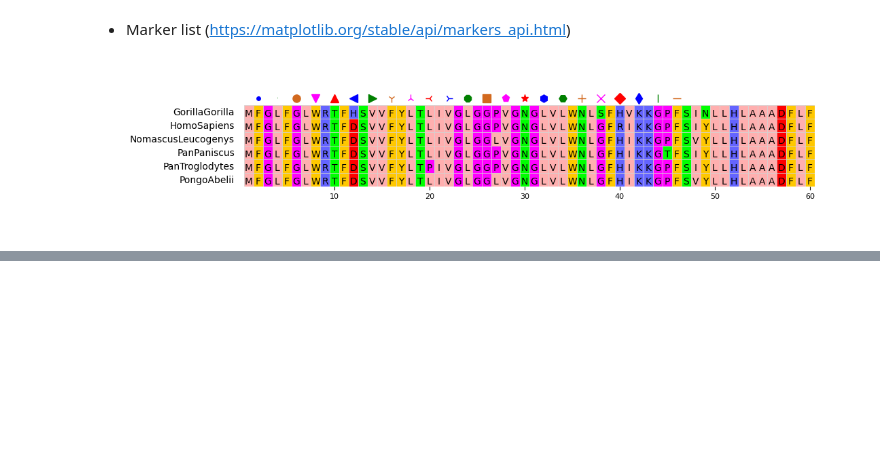
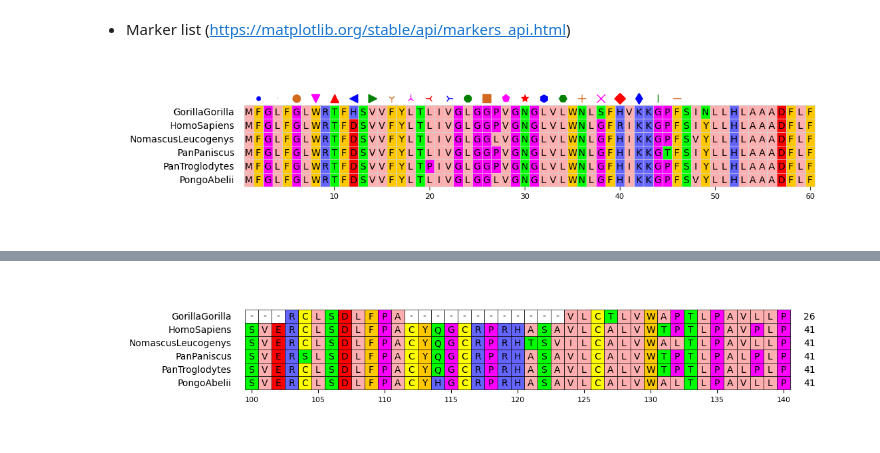
Before and after one commit to moshi4/pyMSAviz, a Jupyter notebook: docs/getting_started.ipynb, the cells around one changed output, grey strips where cells are left out. Saved outputs shown, nothing was run; the diff lists cells and outputs as text; code cells hidden in the pictures; blank space fills up the shorter version.

```diff
--- a/docs/getting_started.ipynb
+++ b/docs/getting_started.ipynb
@@ -132,0 +138,9 @@ fig = mv.plotfig()
+# %%
+from pymsaviz import MsaViz, get_msa_testdata
+
+msa_file = get_msa_testdata("MRGPRG.fa")
+mv = MsaViz(msa_file, start=100 ,end=140, show_grid=True, show_count=True)
+mv.set_plot_params(ticks_interval=5, x_unit_size_ratio=1.0, grid_color="black")
+fig = mv.plotfig()
+# %% [output]
+[figure, added]
```
Also changed, not shown: parts of 5 cells of this notebook, 13 other files.
